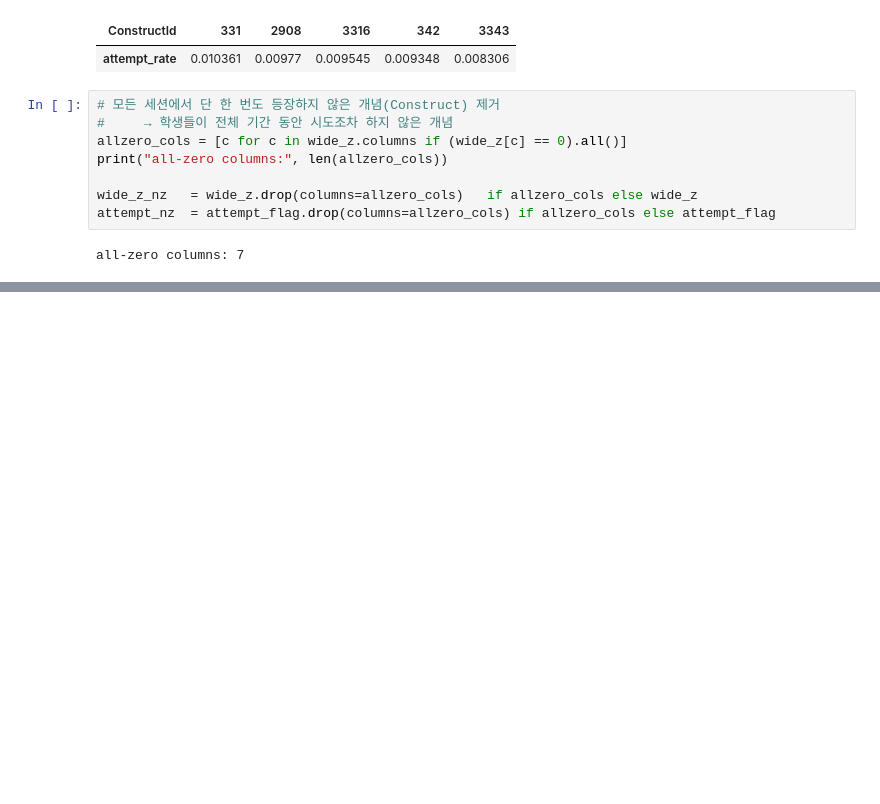
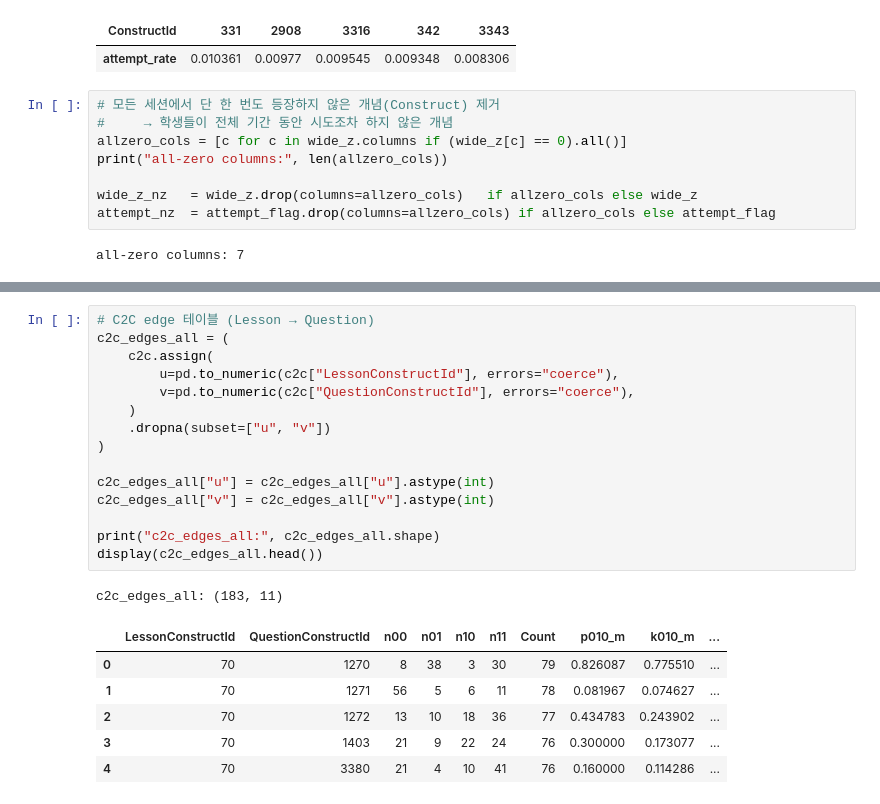
Before and after one commit to jhkimon/awesome-causal-inference-python, a Jupyter notebook: book/scm/causal_discovery.ipynb, the cells around one changed output, grey strips where cells are left out. Cells and saved outputs as stored; diff of their text form; blank space fills up the shorter version.

```diff
--- a/book/scm/causal_discovery.ipynb
+++ b/book/scm/causal_discovery.ipynb
@@ -263,0 +223,23 @@ Expert nodes (all): 3279
+# %%
+# C2C edge 테이블 (Lesson → Question)
+c2c_edges_all = (
+    c2c.assign(
+        u=pd.to_numeric(c2c["LessonConstructId"], errors="coerce"),
+        v=pd.to_numeric(c2c["QuestionConstructId"], errors="coerce"),
+    )
+    .dropna(subset=["u", "v"])
+)
+
+c2c_edges_all["u"] = c2c_edges_all["u"].astype(int)
+c2c_edges_all["v"] = c2c_edges_all["v"].astype(int)
+
+print("c2c_edges_all:", c2c_edges_all.shape)
+display(c2c_edges_all.head())
+# %% [output]
+c2c_edges_all: (183, 11)
+|  | LessonConstructId | QuestionConstructId | n00 | n01 | n10 | n11 | Count | p010_m | k010_m | ... |
+| 0 | 70 | 1270 | 8 | 38 | 3 | 30 | 79 | 0.826087 | 0.775510 | ... |
+| 1 | 70 | 1271 | 56 | 5 | 6 | 11 | 78 | 0.081967 | 0.074627 | ... |
+| 2 | 70 | 1272 | 13 | 10 | 18 | 36 | 77 | 0.434783 | 0.243902 | ... |
+| 3 | 70 | 1403 | 21 | 9 | 22 | 24 | 76 | 0.300000 | 0.173077 | ... |
+| 4 | 70 | 3380 | 21 | 4 | 10 | 41 | 76 | 0.160000 | 0.114286 | ... |
```
Also changed, not shown: parts of 15 cells of this notebook.
